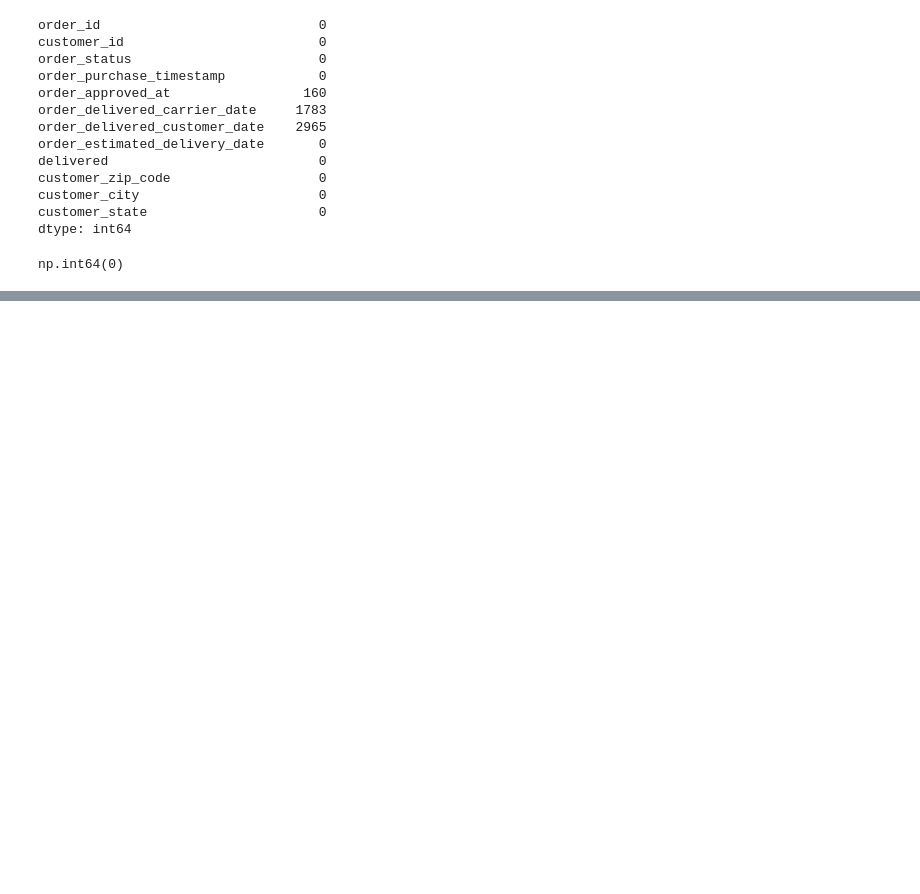
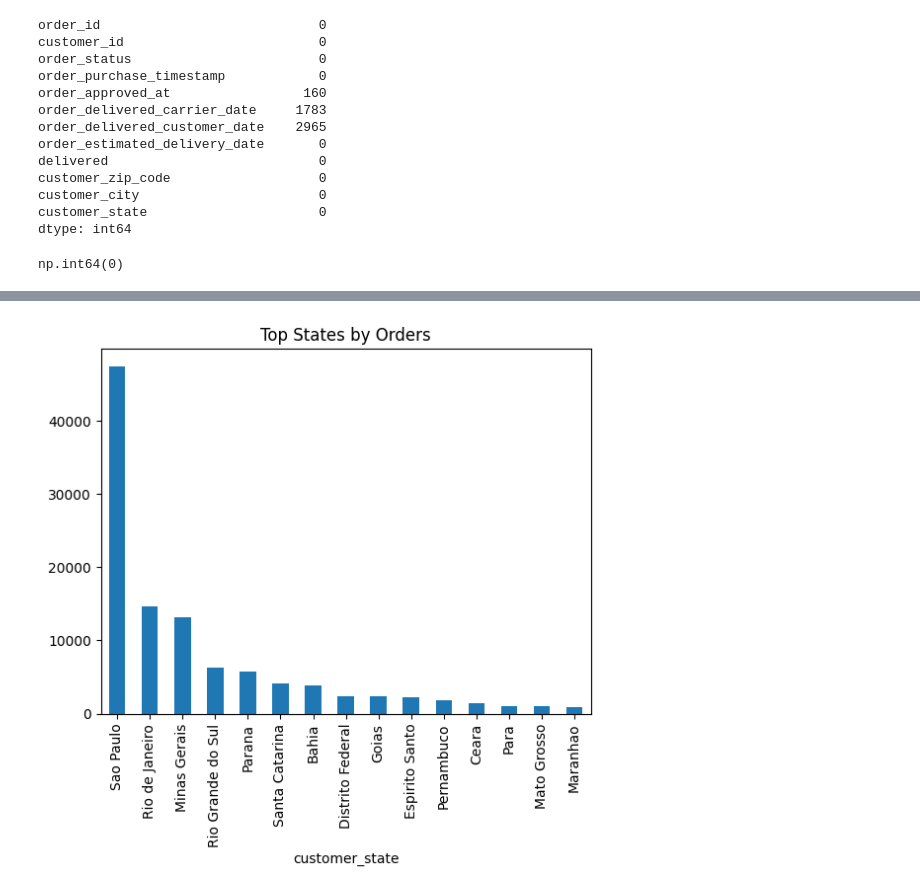
Before and after one commit to Anuj04432/Data_Cleaning_Using_Python, a Jupyter notebook: clean.ipynb, the cells around one changed output, grey strips where cells are left out. Saved outputs shown, nothing was run; the diff lists cells and outputs as text; code cells hidden in the pictures; blank space fills up the shorter version.

```diff
--- a/clean.ipynb
+++ b/clean.ipynb
@@ -300,0 +320,8 @@ df.head()
+# %%
+state_orders = df["customer_state"].value_counts().head(15)
+
+state_orders.plot(kind="bar")
+plt.title("Top States by Orders")
+plt.show()
+# %% [output]
+[figure, added]
```
Also changed, not shown: parts of 14 cells of this notebook.
